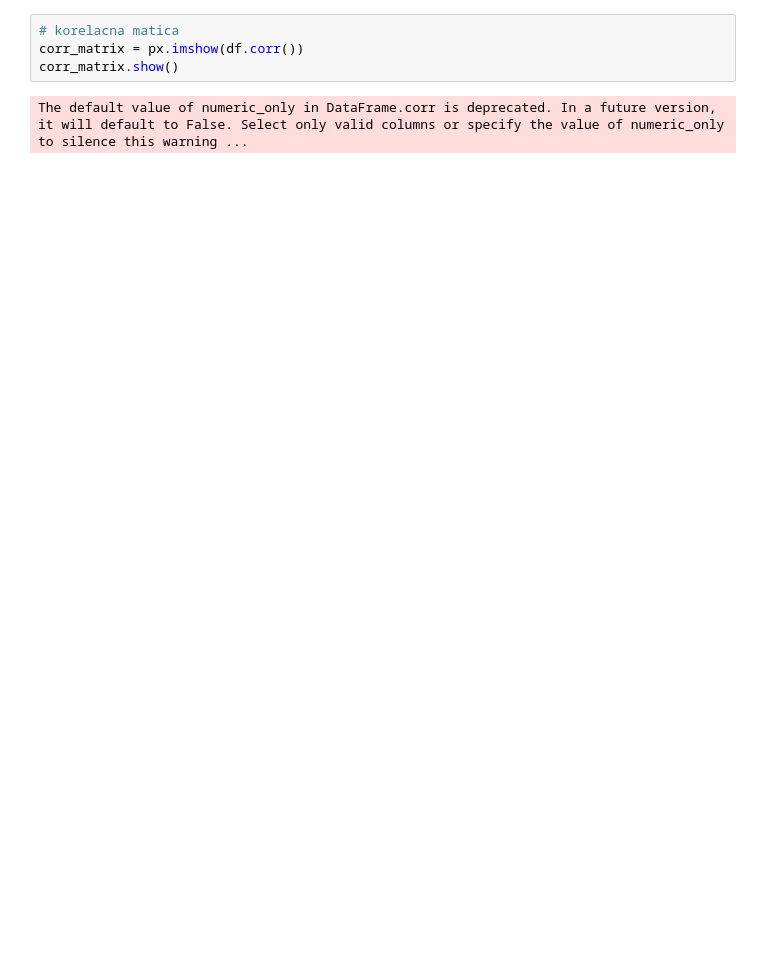
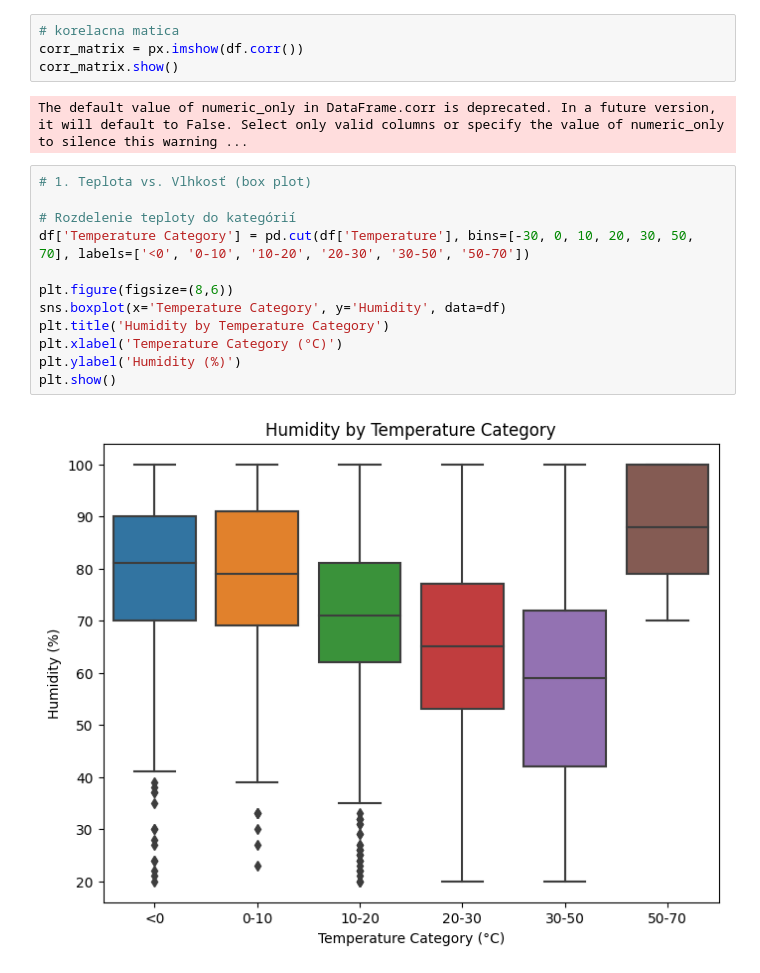
Before and after one commit to Marraff/machine-learning, a Jupyter notebook: preprocessing.ipynb, the cells around one changed output. Cells and saved outputs as stored; diff of their text form; blank space fills up the shorter version.

```diff
--- a/preprocessing.ipynb
+++ b/preprocessing.ipynb
@@ -261,3 +271,17 @@ corr_matrix = px.imshow(df.corr())
 corr_matrix.show()
 # %% [output]
 The default value of numeric_only in DataFrame.corr is deprecated. In a future version, it will default to False. Select only valid columns or specify the value of numeric_only to silence this warning ...
+# %%
+# 1. Teplota vs. Vlhkosť (box plot)
+
+# Rozdelenie teploty do kategórií
+df['Temperature Category'] = pd.cut(df['Temperature'], bins=[-30, 0, 10, 20, 30, 50, 70], labels=['<0', '0-10', '10-20', '20-30', '30-50', '50-70'])
+
+plt.figure(figsize=(8,6))
+sns.boxplot(x='Temperature Category', y='Humidity', data=df)
+plt.title('Humidity by Temperature Category')
+plt.xlabel('Temperature Category (°C)')
+plt.ylabel('Humidity (%)')
+plt.show()
+# %% [output]
+[figure, added]
```
Also changed, not shown: parts of 18 cells of this notebook, 15 other files.
